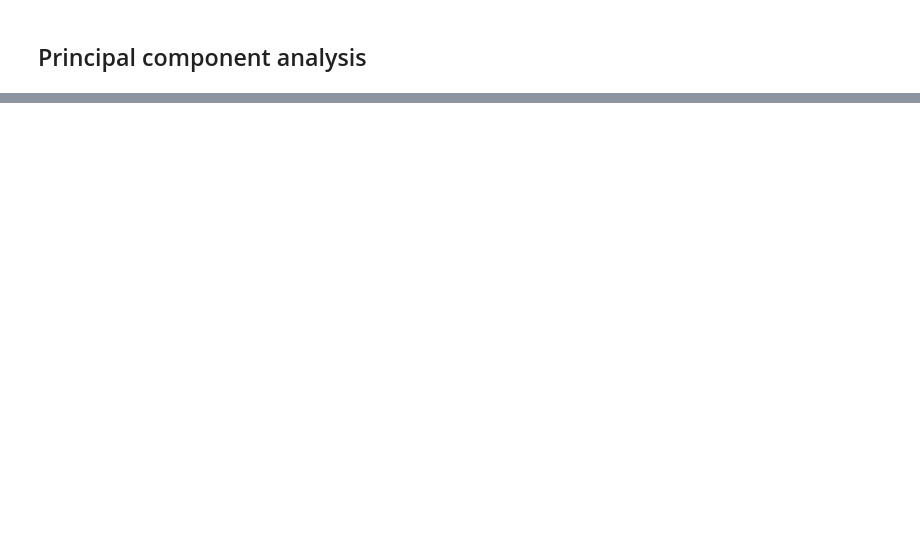
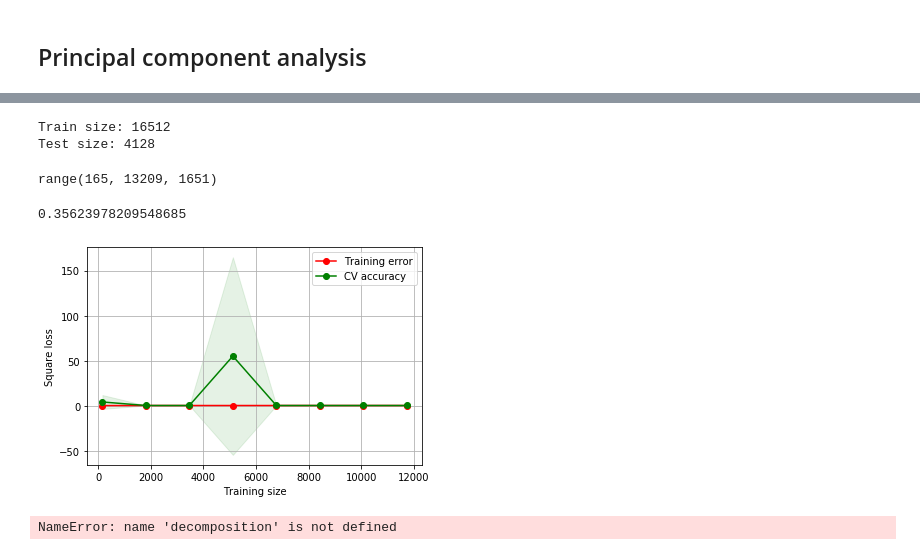
Before and after one commit to mikymaione/HousingPrices, a Jupyter notebook: SourceCode/HousingPrices/main.ipynb, the cells around one changed output, grey strips where cells are left out. Drawn from its saved outputs; the diff is of its cells as text; code cells hidden in the pictures; blank space fills up the shorter version.

```diff
--- a/SourceCode/HousingPrices/main.ipynb
+++ b/SourceCode/HousingPrices/main.ipynb
@@ -477,0 +565,47 @@ y = data_frame[column_to_predict]
+# %%
+x_train, x_test, y_train, y_test = train_test_split(X, y, train_size=0.8, shuffle=True, random_state=1986)
+
+print('Train size:', x_train.shape[0])
+print('Test size:', x_test.shape[0])
+# %% [output]
+Train size: 16512
+Test size: 4128
+# %%
+min_ts = int(x_train.shape[0] * 0.01)
+max_ts = int(x_train.shape[0] * 0.8)
+step_ts = int(x_train.shape[0] * 0.1)
+sizes = range(min_ts, max_ts, step_ts)
+
+print(sizes)
+# %% [output]
+range(165, 13209, 1651)
+# %%
+learner = Cholesky(0.040787427589690214)
+# %%
+scores = cross_val_score(learner, x_train, y_train, cv=5, scoring=scoring, n_jobs=-1)
+-scores.mean()
+# %% [output]
+0.35623978209548685
+# %%
+train_size, train_score, val_score = learning_curve(learner, x_train, y_train, train_sizes=sizes, cv=5, scoring=scoring, shuffle = True, random_state=1986, n_jobs=-1)
+# %%
+train_score_mean = -numpy.mean(train_score, axis=1)
+train_score_std = numpy.std(train_score, axis=1)
+val_score_mean = -numpy.mean(val_score, axis=1)
+val_score_std = numpy.std(val_score, axis=1)
+plt.grid()
+plt.fill_between(sizes, train_score_mean - train_score_std,
+                 train_score_mean + train_score_std, alpha=0.1,
+                 color="r")
+plt.fill_between(sizes, val_score_mean - val_score_std,
+                 val_score_mean + val_score_std, alpha=0.1, color="g")
+plt.plot(sizes, train_score_mean, 'o-', color="r",
+         label="Training error")
+plt.plot(sizes, val_score_mean, 'o-', color="g",
+         label="CV accuracy")
+plt.legend()
+plt.xlabel('Training size')
+plt.ylabel('Square loss')
+plt.show()
+# %% [output]
+[figure, added]
@@ -477,0 +626,11 @@ y = data_frame[column_to_predict]
+# %%
+pca = decomposition.PCA(n_components=2)
+pca.fit(coef_matrix)
+coef_pca = pca.transform(coef_matrix)
+
+fig, ax = plt.subplots()
+#ax.set_xlim(-1.5, 1.5)
+#ax.set_ylim(-0.5, 0.5)
+plt.scatter(coef_pca[:,0], coef_pca[:,1])
+# %% [output]
+NameError: name 'decomposition' is not defined
```
Also changed, not shown: parts of 22 cells of this notebook.
